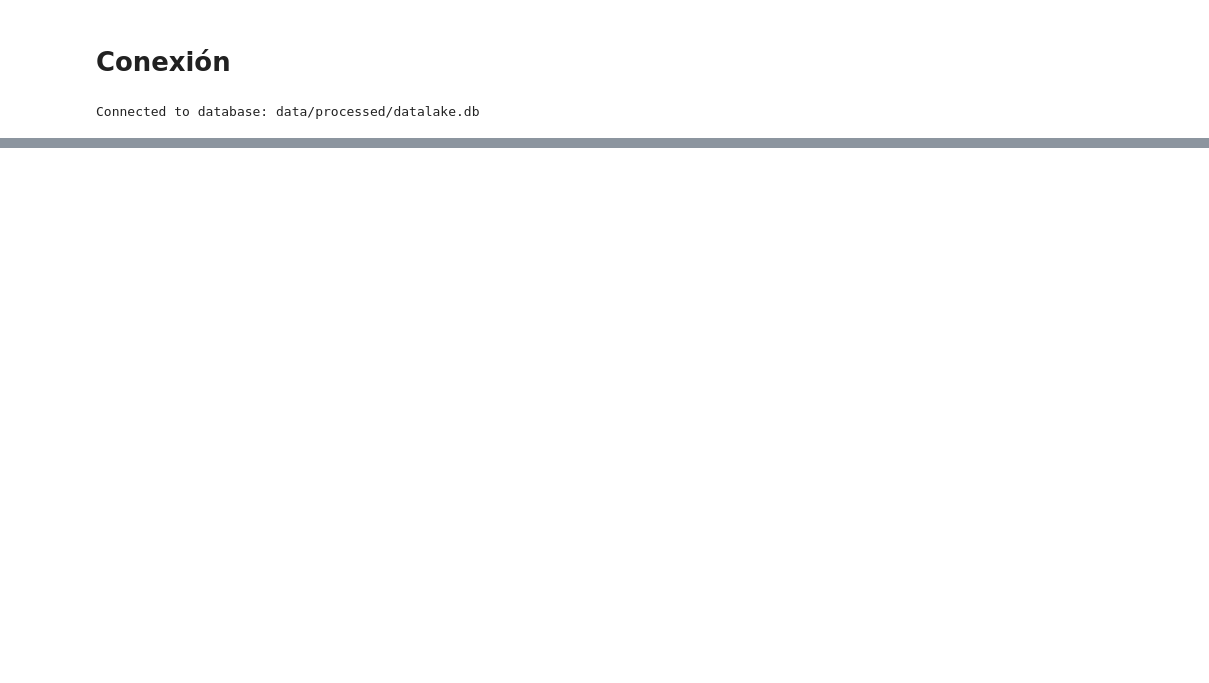
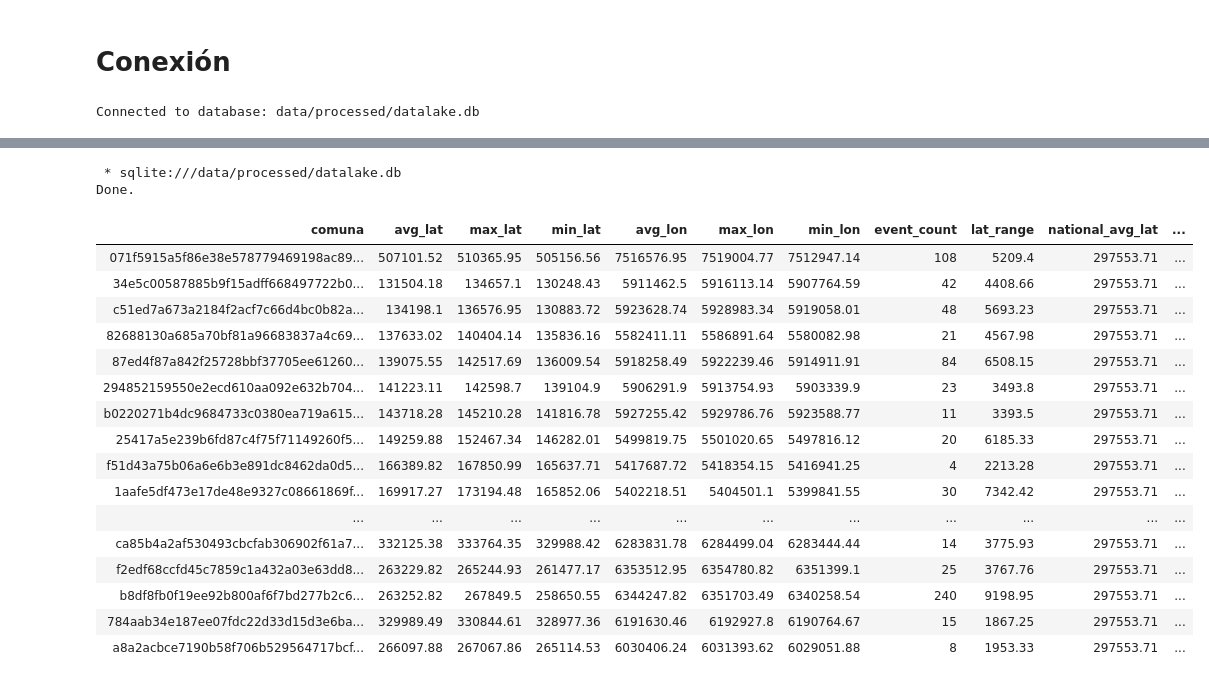
Before and after one commit to LeonardoFranco28/Data-Engineer-Technical-Assessment, a Jupyter notebook: notebook/analisys.ipynb, the cells around one changed output, grey strips where cells are left out. Saved outputs shown, nothing was run; the diff lists cells and outputs as text; code cells hidden in the pictures; blank space fills up the shorter version.

```diff
--- a/notebook/analisys.ipynb
+++ b/notebook/analisys.ipynb
@@ -78,0 +204,74 @@ print("Data inserted into the database successfully.")
+# %%
+%%sql
+-- Exercise 3: CTE — type 1 event geographic stats per commune, filter geographic outliers
+-- Business question: which communes show statistically anomalous latitude distribution
+--   for type 1 events? Communes deviating >10% from the national average may represent
+--   geographic data errors, boundary misclassification, or genuine regional outliers
+--   requiring separate treatment in segmentation models.
+-- Data quality issue: extreme avg_lat deviation flags communes where event coordinates
+--   may have been systematically shifted or where the commune code is shared across
+--   geographically distant areas.
+
+WITH type1_events AS (
+    SELECT
+        g.comuna,
+        g.latitud,
+        g.longitud
+    FROM labels_data l
+    JOIN geo_data g ON l.ID = g.ID
+    WHERE l.event = 1
+),
+commune_stats AS (
+    SELECT
+        comuna,
+        AVG(latitud)            AS avg_lat,
+        MAX(latitud)            AS max_lat,
+        MIN(latitud)            AS min_lat,
+        AVG(longitud)           AS avg_lon,
+        MAX(longitud)           AS max_lon,
+        MIN(longitud)           AS min_lon,
+        COUNT(*)                AS event_count,
+        MAX(latitud) - MIN(latitud) AS lat_range
+    FROM type1_events
+    GROUP BY comuna
+),
+national_avg AS (
+    SELECT AVG(avg_lat) AS national_avg_lat
+    FROM commune_stats
+)
+SELECT
+    cs.comuna,
+    ROUND(cs.avg_lat,  2) AS avg_lat,
+    ROUND(cs.max_lat,  2) AS max_lat,
+    ROUND(cs.min_lat,  2) AS min_lat,
+    ROUND(cs.avg_lon,  2) AS avg_lon,
+    ROUND(cs.max_lon,  2) AS max_lon,
+    ROUND(cs.min_lon,  2) AS min_lon,
+    cs.event_count,
+    ROUND(cs.lat_range, 2)                                               AS lat_range,
+    ROUND(na.national_avg_lat, 2)                                        AS national_avg_lat,
+    ROUND(ABS(cs.avg_lat - na.national_avg_lat) / ABS(na.national_avg_lat) * 100, 2) AS deviation_pct
+FROM commune_stats cs
+CROSS JOIN national_avg na
+WHERE ABS(cs.avg_lat - na.national_avg_lat) / ABS(na.national_avg_lat) > 0.10
+ORDER BY deviation_pct DESC;
+# %% [output]
+ * sqlite:///data/processed/datalake.db
+Done.
+| comuna | avg_lat | max_lat | min_lat | avg_lon | max_lon | min_lon | event_count | lat_range | national_avg_lat | ... |
+| 071f5915a5f86e38e578779469198ac89... | 507101.52 | 510365.95 | 505156.56 | 7516576.95 | 7519004.77 | 7512947.14 | 108 | 5209.4 | 297553.71 | ... |
+| 34e5c00587885b9f15adff668497722b0... | 131504.18 | 134657.1 | 130248.43 | 5911462.5 | 5916113.14 | 5907764.59 | 42 | 4408.66 | 297553.71 | ... |
+| c51ed7a673a2184f2acf7c66d4bc0b82a... | 134198.1 | 136576.95 | 130883.72 | 5923628.74 | 5928983.34 | 5919058.01 | 48 | 5693.23 | 297553.71 | ... |
+| 82688130a685a70bf81a96683837a4c69... | 137633.02 | 140404.14 | 135836.16 | 5582411.11 | 5586891.64 | 5580082.98 | 21 | 4567.98 | 297553.71 | ... |
+| 87ed4f87a842f25728bbf37705ee61260... | 139075.55 | 142517.69 | 136009.54 | 5918258.49 | 5922239.46 | 5914911.91 | 84 | 6508.15 | 297553.71 | ... |
+| 294852159550e2ecd610aa092e632b704... | 141223.11 | 142598.7 | 139104.9 | 5906291.9 | 5913754.93 | 5903339.9 | 23 | 3493.8 | 297553.71 | ... |
+| b0220271b4dc9684733c0380ea719a615... | 143718.28 | 145210.28 | 141816.78 | 5927255.42 | 5929786.76 | 5923588.77 | 11 | 3393.5 | 297553.71 | ... |
+| 25417a5e239b6fd87c4f75f71149260f5... | 149259.88 | 152467.34 | 146282.01 | 5499819.75 | 5501020.65 | 5497816.12 | 20 | 6185.33 | 297553.71 | ... |
+| f51d43a75b06a6e6b3e891dc8462da0d5... | 166389.82 | 167850.99 | 165637.71 | 5417687.72 | 5418354.15 | 5416941.25 | 4 | 2213.28 | 297553.71 | ... |
+| 1aafe5df473e17de48e9327c08661869f... | 169917.27 | 173194.48 | 165852.06 | 5402218.51 | 5404501.1 | 5399841.55 | 30 | 7342.42 | 297553.71 | ... |
+| ... | ... | ... | ... | ... | ... | ... | ... | ... | ... | ... |
+| ca85b4a2af530493cbcfab306902f61a7... | 332125.38 | 333764.35 | 329988.42 | 6283831.78 | 6284499.04 | 6283444.44 | 14 | 3775.93 | 297553.71 | ... |
+| f2edf68ccfd45c7859c1a432a03e63dd8... | 263229.82 | 265244.93 | 261477.17 | 6353512.95 | 6354780.82 | 6351399.1 | 25 | 3767.76 | 297553.71 | ... |
+| b8df8fb0f19ee92b800af6f7bd277b2c6... | 263252.82 | 267849.5 | 258650.55 | 6344247.82 | 6351703.49 | 6340258.54 | 240 | 9198.95 | 297553.71 | ... |
+| 784aab34e187ee07fdc22d33d15d3e6ba... | 329989.49 | 330844.61 | 328977.36 | 6191630.46 | 6192927.8 | 6190764.67 | 15 | 1867.25 | 297553.71 | ... |
+| a8a2acbce7190b58f706b529564717bcf... | 266097.88 | 267067.86 | 265114.53 | 6030406.24 | 6031393.62 | 6029051.88 | 8 | 1953.33 | 297553.71 | ... |
```
Also changed, not shown: parts of 8 cells of this notebook, 2 other files.
